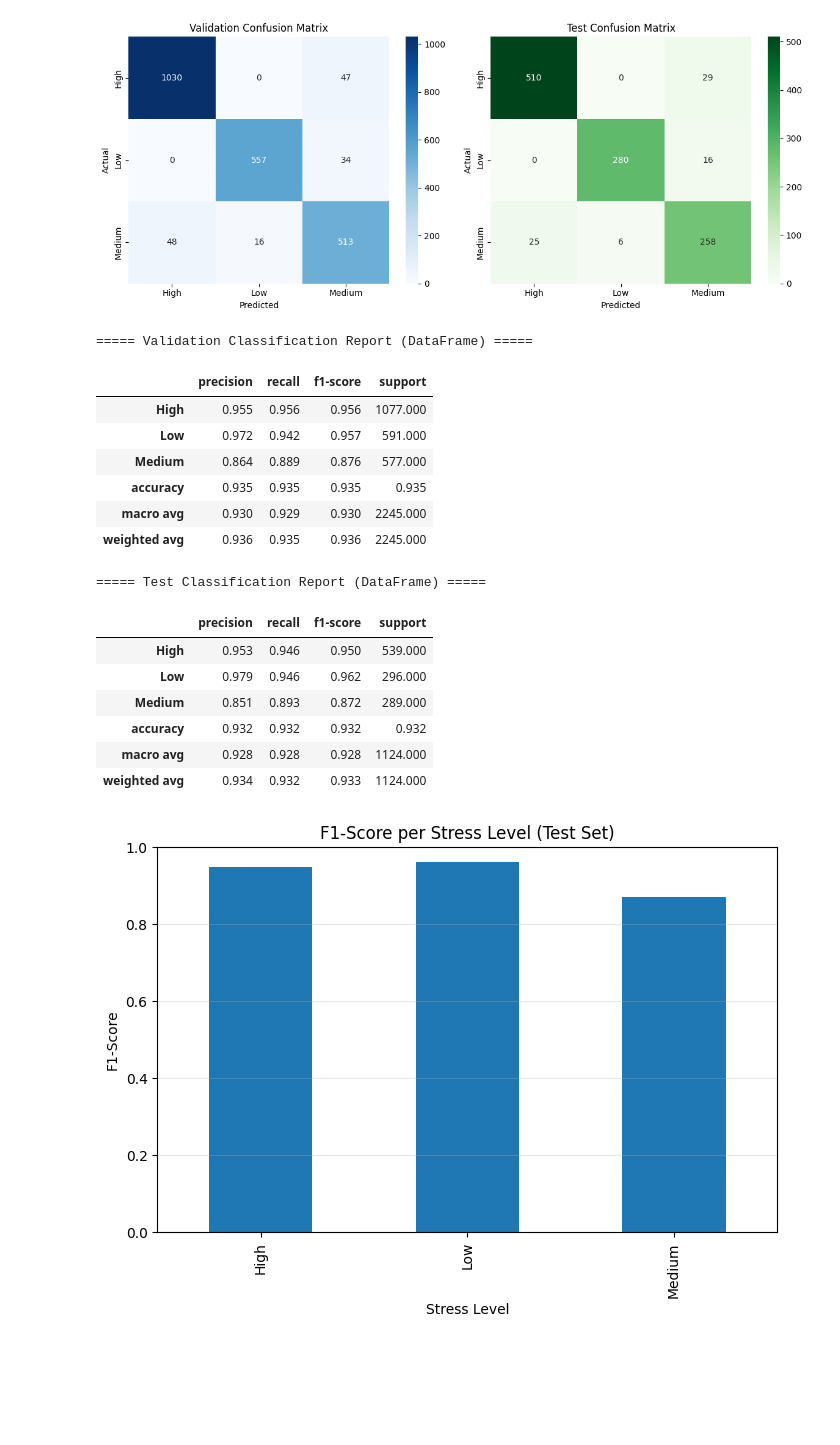
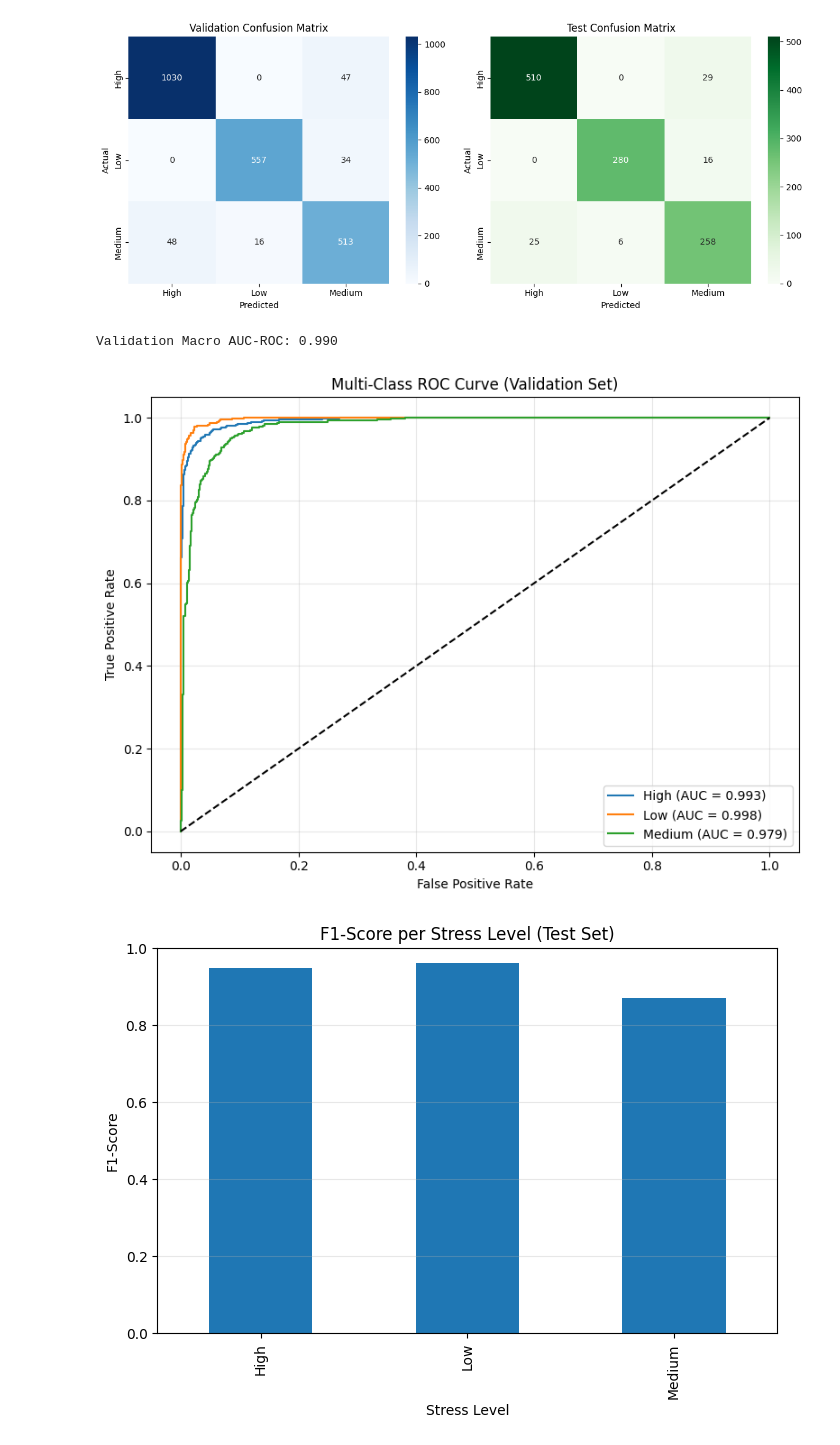
Before and after one commit to RYKELLE/Thesis_Final, a Jupyter notebook: stress-classification-project/notebooks/05_model_evaluation.ipynb, the cells around one changed output. Saved outputs shown, nothing was run; the diff lists cells and outputs as text; code cells hidden in the pictures; blank space fills up the shorter version.

```diff
--- a/stress-classification-project/notebooks/05_model_evaluation.ipynb
+++ b/stress-classification-project/notebooks/05_model_evaluation.ipynb
@@ -137,36 +137,47 @@ plt.show()
 # %% [output]
 [figure]
 # %%
-# Cell 5 — Convert classification reports to DataFrames for nicer viewing / exporting
+# Cell 5 — Multi-class ROC Curve (Validation Set)
 
-report_val_dict  = classification_report(y_val, val_pred, output_dict=True, digits=3)
-report_test_dict = classification_report(y_test, test_pred, output_dict=True, digits=3)
+from sklearn.metrics import roc_curve, roc_auc_score
+from sklearn.preprocessing import label_binarize
 
-report_val_df  = pd.DataFrame(report_val_dict).T
-report_test_df = pd.DataFrame(report_test_dict).T
+# True labels + features
+X_val = val_df[features_B]
+y_val = val_df[target_col]
 
-print("===== Validation Classification Report (DataFrame) =====")
-display(report_val_df.round(3))
+# Binarize labels
+classes = class_labels  # ["Low", "Medium", "High"]
+y_val_bin = label_binarize(y_val, classes=classes)
 
-print("\n===== Test Classification Report (DataFrame) =====")
-display(report_test_df.round(3))
+# Predict probabilities
+val_probs = model_B.predict_proba(X_val)
+
+# Compute AUC (macro)
+auc_val = roc_auc_score(y_val_bin, val_probs, average="macro", multi_class="ovr")
+print(f"Validation Macro AUC-ROC: {auc_val:.3f}")
+
+# --- Plot ROC curves ---
+plt.figure(figsize=(8, 6))
+
+for i, class_name in enumerate(classes):
+    fpr, tpr, _ = roc_curve(y_val_bin[:, i], val_probs[:, i])
+    auc_score = roc_auc_score(y_val_bin[:, i], val_probs[:, i])
+    plt.plot(fpr, tpr, label=f"{class_name} (AUC = {auc_score:.3f})")
+
+# Random chance line
+plt.plot([0, 1], [0, 1], 'k--')
+
+plt.title("Multi-Class ROC Curve (Validation Set)")
+plt.xlabel("False Positive Rate")
+plt.ylabel("True Positive Rate")
+plt.legend()
+plt.grid(alpha=0.3)
+plt.tight_layout()
+plt.show()
 # %% [output]
-===== Validation Classification Report (DataFrame) =====
+Validation Macro AUC-ROC: 0.990
-|  | precision | recall | f1-score | support |
-| High | 0.955 | 0.956 | 0.956 | 1077.000 |
-| Low | 0.972 | 0.942 | 0.957 | 591.000 |
-| Medium | 0.864 | 0.889 | 0.876 | 577.000 |
-| accuracy | 0.935 | 0.935 | 0.935 | 0.935 |
-| macro avg | 0.930 | 0.929 | 0.930 | 2245.000 |
-| weighted avg | 0.936 | 0.935 | 0.936 | 2245.000 |
-===== Test Classification Report (DataFrame) =====
-|  | precision | recall | f1-score | support |
-| High | 0.953 | 0.946 | 0.950 | 539.000 |
-| Low | 0.979 | 0.946 | 0.962 | 296.000 |
-| Medium | 0.851 | 0.893 | 0.872 | 289.000 |
-| accuracy | 0.932 | 0.932 | 0.932 | 0.932 |
-| macro avg | 0.928 | 0.928 | 0.928 | 1124.000 |
-| weighted avg | 0.934 | 0.932 | 0.933 | 1124.000 |
+[figure, added]
 # %%
 # Cell 6 — F1-score per class for TEST set (bar plot)
 
```
Also changed, not shown: 2 other files.
